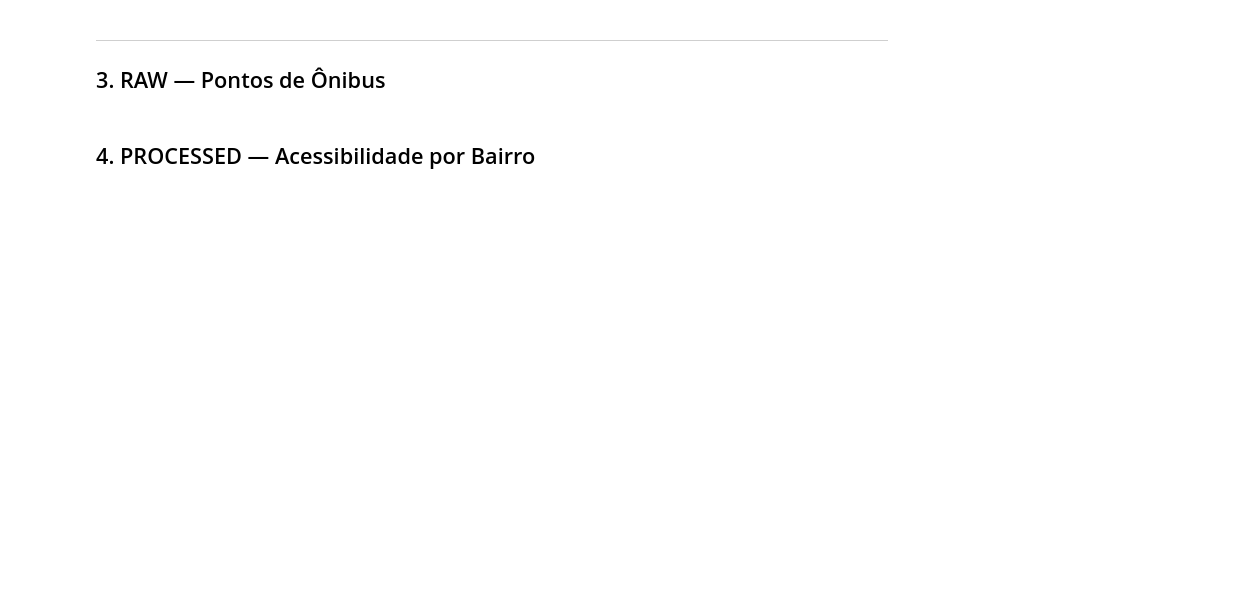
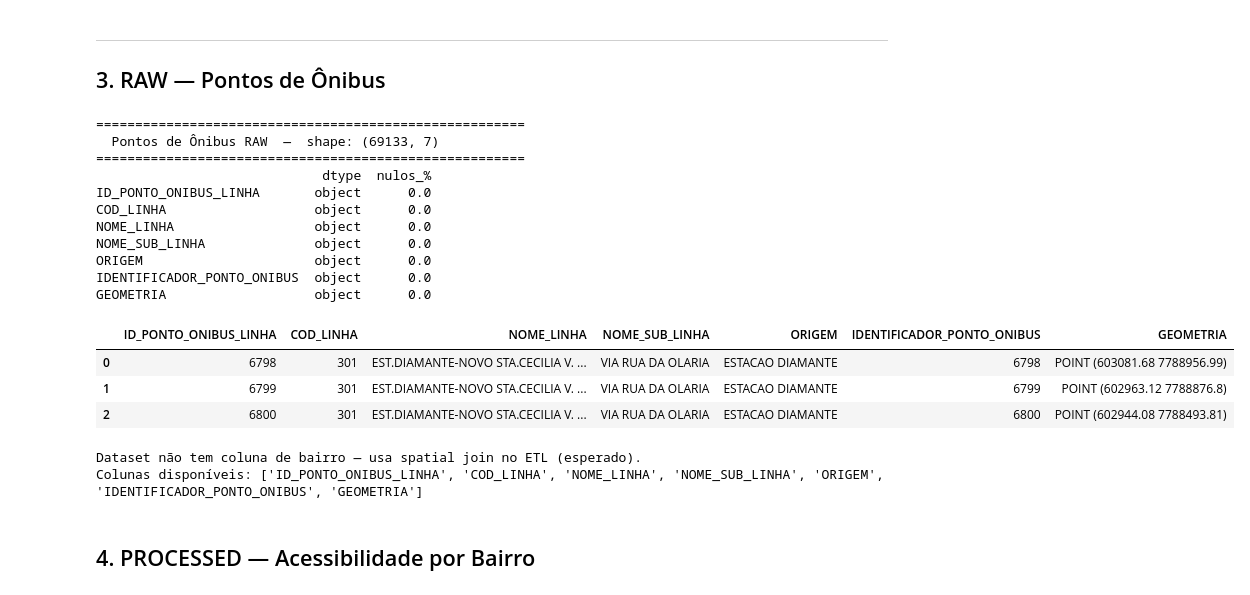
Before and after one commit to ferreirapd/OSPA_Place_Case, a Jupyter notebook: notebooks/exploratory_analysis.ipynb, the cells around one changed output. Saved outputs shown, nothing was run; the diff lists cells and outputs as text; code cells hidden in the pictures; blank space fills up the shorter version.

```diff
--- a/notebooks/exploratory_analysis.ipynb
+++ b/notebooks/exploratory_analysis.ipynb
@@ -189,9 +205,25 @@ bar_top(
 ---
 ## 3. RAW — Pontos de Ônibus
 # %%
-df_pts_raw = load_raw("pontos_onibus", "pontos_onibus.csv")
+df_pts_raw = load_raw("pontos_onibus", "pontos_onibus.csv", sep=";")
 profile(df_pts_raw, "Pontos de Ônibus RAW")
 df_pts_raw.head(3)
+# %% [output]
+=======================================================
+  Pontos de Ônibus RAW  —  shape: (69133, 7)
+=======================================================
+                             dtype  nulos_%
+ID_PONTO_ONIBUS_LINHA       object      0.0
+COD_LINHA                   object      0.0
+NOME_LINHA                  object      0.0
+NOME_SUB_LINHA              object      0.0
+ORIGEM                      object      0.0
+IDENTIFICADOR_PONTO_ONIBUS  object      0.0
+GEOMETRIA                   object      0.0
+|  | ID_PONTO_ONIBUS_LINHA | COD_LINHA | NOME_LINHA | NOME_SUB_LINHA | ORIGEM | IDENTIFICADOR_PONTO_ONIBUS | GEOMETRIA |
+| 0 | 6798 | 301 | EST.DIAMANTE-NOVO STA.CECILIA V. ... | VIA RUA DA OLARIA | ESTACAO DIAMANTE | 6798 | POINT (603081.68 7788956.99) |
+| 1 | 6799 | 301 | EST.DIAMANTE-NOVO STA.CECILIA V. ... | VIA RUA DA OLARIA | ESTACAO DIAMANTE | 6799 | POINT (602963.12 7788876.8) |
+| 2 | 6800 | 301 | EST.DIAMANTE-NOVO STA.CECILIA V. ... | VIA RUA DA OLARIA | ESTACAO DIAMANTE | 6800 | POINT (602944.08 7788493.81) |
 # %%
 # Verifica se tem coluna de bairro ou só geometria
 col_bairro_pts = next((c for c in df_pts_raw.columns if "BAIRRO" in c.upper()), None)
@@ -203,5 +235,8 @@ if col_bairro_pts:
 else:
     print("Dataset não tem coluna de bairro — usa spatial join no ETL (esperado).")
     print("Colunas disponíveis:", df_pts_raw.columns.tolist())
+# %% [output]
+Dataset não tem coluna de bairro — usa spatial join no ETL (esperado).
+Colunas disponíveis: ['ID_PONTO_ONIBUS_LINHA', 'COD_LINHA', 'NOME_LINHA', 'NOME_SUB_LINHA', 'ORIGEM', 'IDENTIFICADOR_PONTO_ONIBUS', 'GEOMETRIA']
 # %% [markdown]
 ## 4. PROCESSED — Acessibilidade por Bairro
```
Also changed, not shown: parts of 17 cells of this notebook.
